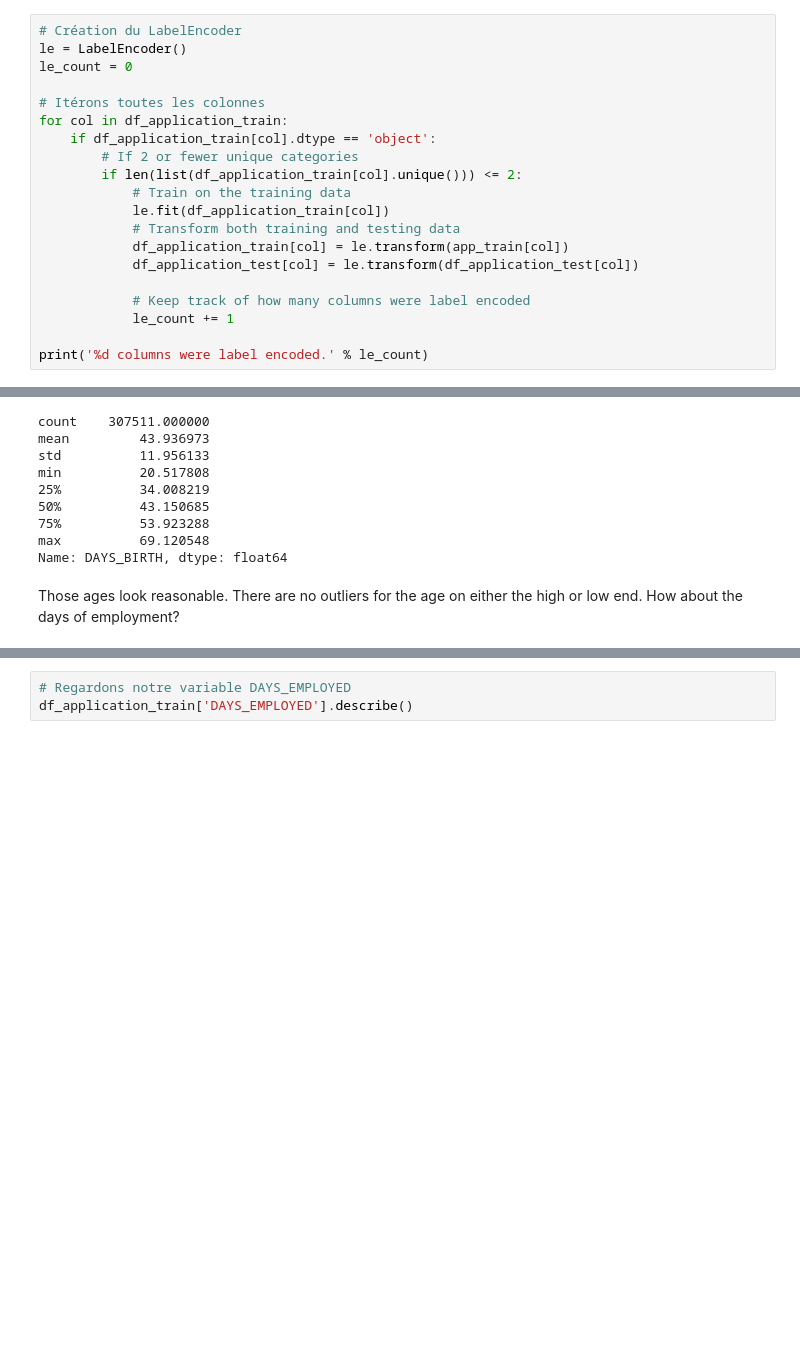
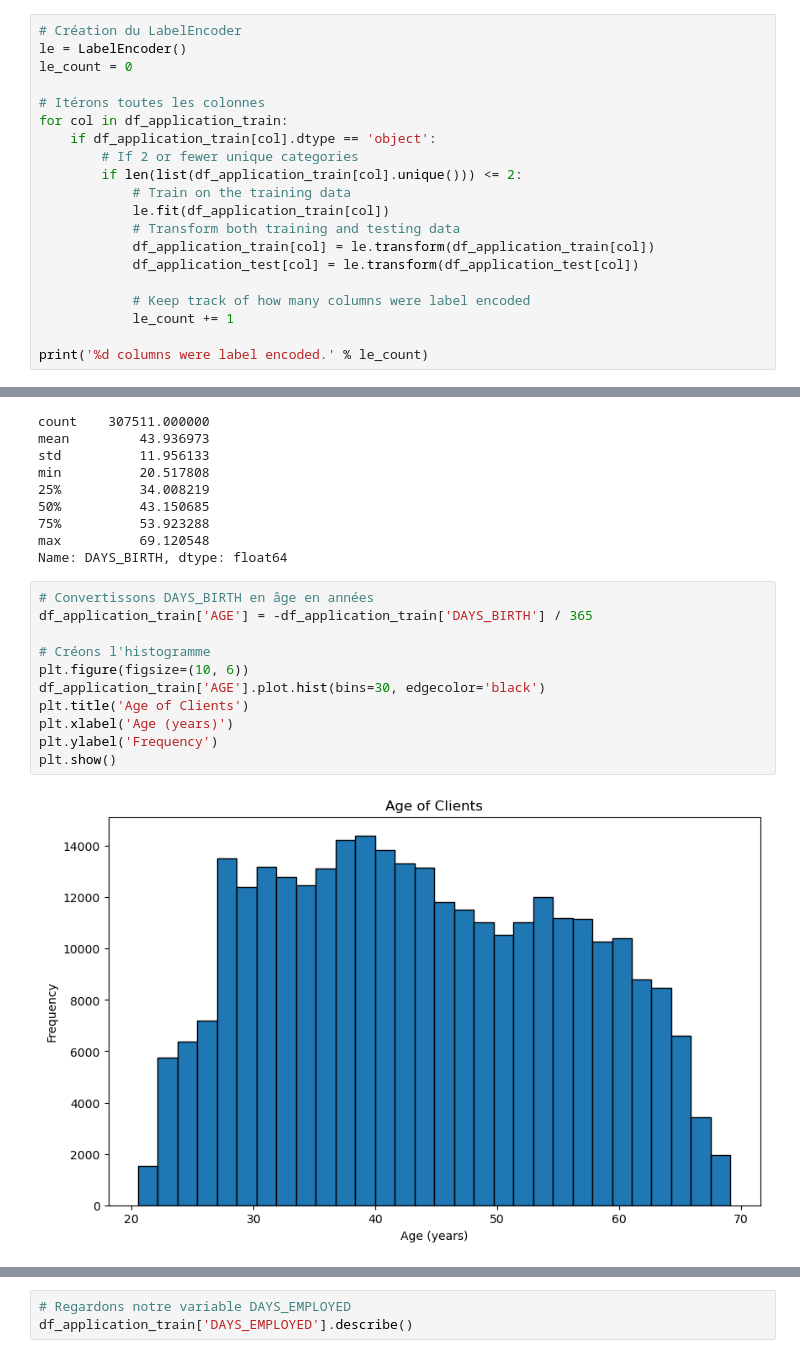
Before and after one commit to GaryMauger/P7_implementer_modele_scoring, a Jupyter notebook: Projet_7.ipynb, the cells around one changed output, grey strips where cells are left out. Drawn from its saved outputs; the diff is of its cells as text; blank space fills up the shorter version.

```diff
--- a/Projet_7.ipynb
+++ b/Projet_7.ipynb
@@ -565,7 +565,7 @@ for col in df_application_train:
             # Train on the training data
             le.fit(df_application_train[col])
             # Transform both training and testing data
-            df_application_train[col] = le.transform(app_train[col])
+            df_application_train[col] = le.transform(df_application_train[col])
             df_application_test[col] = le.transform(df_application_test[col])
 
             # Keep track of how many columns were label encoded
@@ -668,5 +664,16 @@ min          20.517808
 75%          53.923288
 max          69.120548
 Name: DAYS_BIRTH, dtype: float64
-# %% [markdown]
-Those ages look reasonable. There are no outliers for the age on either the high or low end. How about the days of employment?
+# %%
+# Convertissons DAYS_BIRTH en âge en années
+df_application_train['AGE'] = -df_application_train['DAYS_BIRTH'] / 365
+
+# Créons l'histogramme
+plt.figure(figsize=(10, 6))
+df_application_train['AGE'].plot.hist(bins=30, edgecolor='black')
+plt.title('Age of Clients')
+plt.xlabel('Age (years)')
+plt.ylabel('Frequency')
+plt.show()
+# %% [output]
+[figure, added]
```
Also changed, not shown: parts of 32 cells of this notebook.
